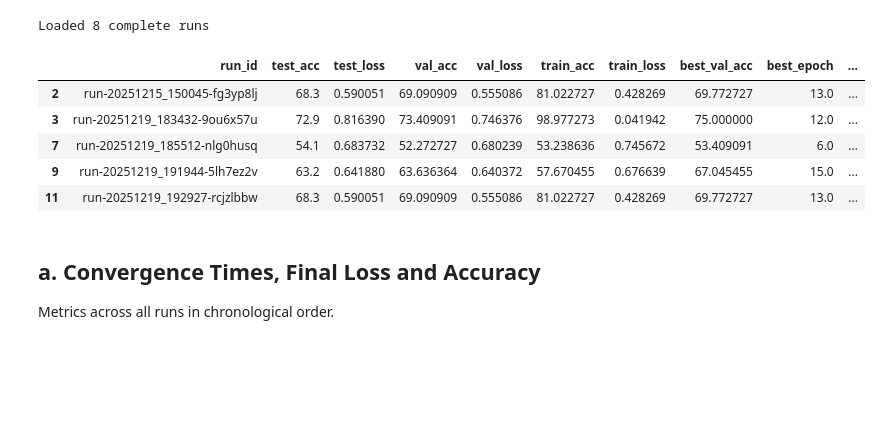
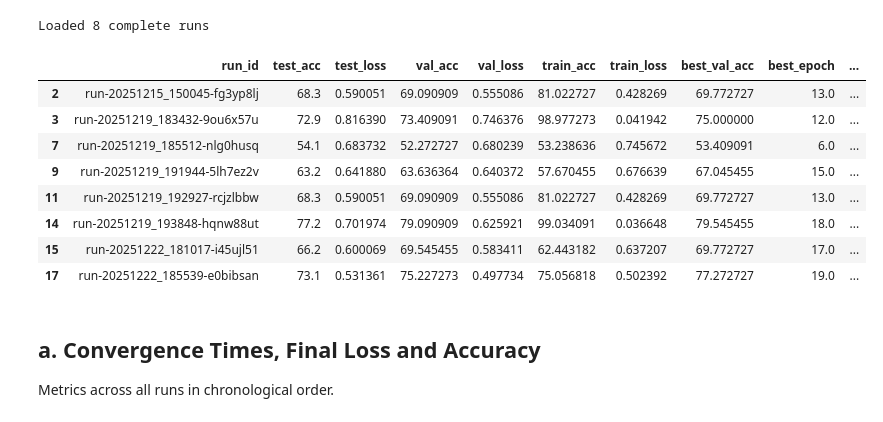
Before and after one commit to orimood/deep_hw_2, a Jupyter notebook: report_graphs.ipynb, the cells around one changed output. Drawn from its saved outputs; the diff is of its cells as text; code cells hidden in the pictures; blank space fills up the shorter version.

```diff
--- a/report_graphs.ipynb
+++ b/report_graphs.ipynb
@@ -27,42 +27,53 @@ for run_dir in wandb_dir.iterdir():
             with open(config_file, 'r') as f:
                 config = yaml.safe_load(f)
 
-            # Extract key metrics
+            # Extract key metrics and architecture details
             run_info = {
                 'run_id': run_dir.name,
                 'test_acc': summary.get('test_acc', summary.get('summary/test_acc')),
                 'test_loss': summary.get('test_loss', summary.get('summary/test_loss')),
                 'val_acc': summary.get('val_acc'),
                 'val_loss': summary.get('val_loss'),
                 'train_acc': summary.get('train_acc'),
                 'train_loss': summary.get('train_loss'),
                 'best_val_acc': summary.get('best_val_acc', summary.get('summary/best_val_acc')),
                 'best_epoch': summary.get('best_epoch'),
                 'runtime': summary.get('_runtime', summary.get('_wandb', {}).get('runtime')),
                 'learning_rate': config.get('learning_rate', {}).get('value'),
                 'batch_size': config.get('batch_size', {}).get('value'),
                 'dropout': config.get('dropout', {}).get('value'),
                 'weight_decay': config.get('weight_decay', {}).get('value'),
                 'optimizer': config.get('optimizer', {}).get('value'),
                 'architecture': config.get('architecture', {}).get('value'),
-                'improvements': config.get('improvements', {}).get('value', '')
+                'improvements': config.get('improvements', {}).get('value', ''),
+                # Architecture details
+                'loss_function': config.get('loss', {}).get('value'),
+                'embedding_dim': config.get('embedding_dim', {}).get('value'),
+                'scheduler': config.get('scheduler', {}).get('value'),
+                'step_size': config.get('step_size', {}).get('value'),
+                'gamma': config.get('gamma', {}).get('value'),
+                'similarity_channels': config.get('similarity_channels', {}).get('value'),
+                'epochs': config.get('epochs', {}).get('value')
             }
             runs_data.append(run_info)
 
 # Create DataFrame
 df = pd.DataFrame(runs_data)
 # Remove runs with missing critical data
 df = df.dropna(subset=['test_acc', 'test_loss'])
 print(f"Loaded {len(df)} complete runs")
-df.head()
+df
 # %% [output]
 Loaded 8 complete runs
 |  | run_id | test_acc | test_loss | val_acc | val_loss | train_acc | train_loss | best_val_acc | best_epoch | ... |
 | 2 | run-20251215_150045-fg3yp8lj | 68.3 | 0.590051 | 69.090909 | 0.555086 | 81.022727 | 0.428269 | 69.772727 | 13.0 | ... |
 | 3 | run-20251219_183432-9ou6x57u | 72.9 | 0.816390 | 73.409091 | 0.746376 | 98.977273 | 0.041942 | 75.000000 | 12.0 | ... |
 | 7 | run-20251219_185512-nlg0husq | 54.1 | 0.683732 | 52.272727 | 0.680239 | 53.238636 | 0.745672 | 53.409091 | 6.0 | ... |
 | 9 | run-20251219_191944-5lh7ez2v | 63.2 | 0.641880 | 63.636364 | 0.640372 | 57.670455 | 0.676639 | 67.045455 | 15.0 | ... |
 | 11 | run-20251219_192927-rcjzlbbw | 68.3 | 0.590051 | 69.090909 | 0.555086 | 81.022727 | 0.428269 | 69.772727 | 13.0 | ... |
+| 14 | run-20251219_193848-hqnw88ut | 77.2 | 0.701974 | 79.090909 | 0.625921 | 99.034091 | 0.036648 | 79.545455 | 18.0 | ... |
+| 15 | run-20251222_181017-i45ujl51 | 66.2 | 0.600069 | 69.545455 | 0.583411 | 62.443182 | 0.637207 | 69.772727 | 17.0 | ... |
+| 17 | run-20251222_185539-e0bibsan | 73.1 | 0.531361 | 75.227273 | 0.497734 | 75.056818 | 0.502392 | 77.272727 | 19.0 | ... |
 # %% [markdown]
 ## a. Convergence Times, Final Loss and Accuracy
 
```
Also changed, not shown: parts of 10 cells of this notebook.
